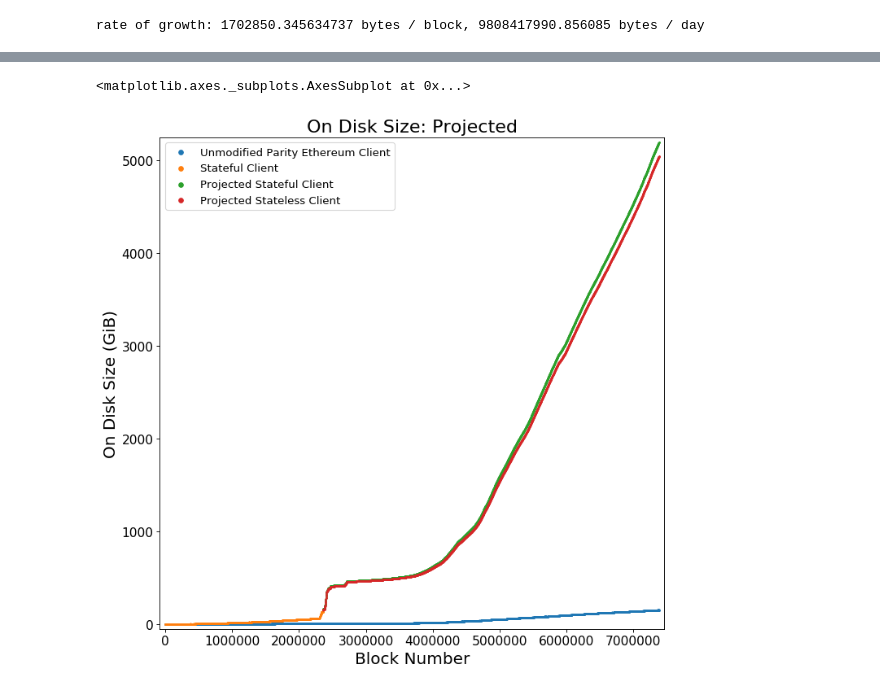
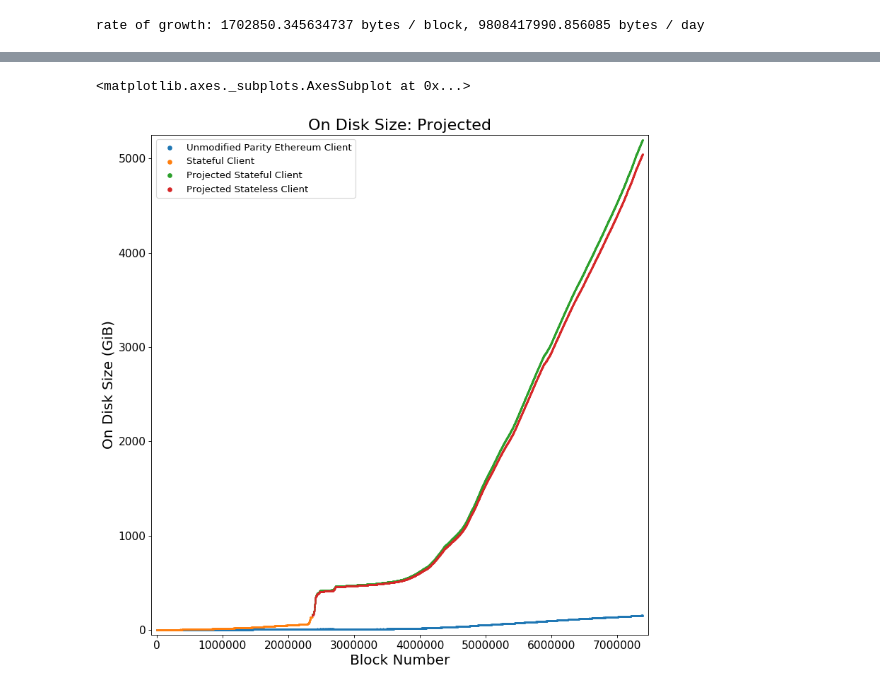
Before and after one commit to souvik1997/thesis, a Jupyter notebook: figures/results/graphs/background/Plots.ipynb, the cells around one changed output, grey strips where cells are left out. Saved outputs shown, nothing was run; the diff lists cells and outputs as text; code cells hidden in the pictures.

```diff
--- a/figures/results/graphs/background/Plots.ipynb
+++ b/figures/results/graphs/background/Plots.ipynb
@@ -6,6 +6,9 @@ import matplotlib.pyplot as plt
 import matplotlib.ticker as ticker
 import numpy as np
 import random
+
+from matplotlib import rcParams
+rcParams.update({'figure.autolayout': True})
 # %%
 # If RELEASE_MODE is True, then:
 #  - plot all data
@@ -114,0 +155,7 @@ max size: (2283432, 7742879.936808847)
+# %%
+witness_block_size_ppt_fig = plt.figure(figsize=(10, 10), dpi=80)
+ax = witness_block_size_ppt_fig.add_subplot(1,1,1)
+plot_sizes([(w[0], 100 * w[1] / block_sizes[i][1]) for (i, w) in enumerate(witness_sizes)],
+           ax, "Witness Overhead As Percentage", "% Size Increase", presentation_font_sizes, rolling=2000)
+ax.set_ylim(0, 17000)
+ax
@@ -155,27 +206,20 @@ print("rate of growth: {} bytes / block, {} bytes / day".format(rate, rate * (86
 # %% [output]
 rate of growth: 1702850.345634737 bytes / block, 9808417990.856085 bytes / day
 # %%
-def plot_multiple_sizes(dataList, ax, title, ylabel, *, rolling=1):
+def plot_multiple_sizes(dataList, ax, title, ylabel, fontsizes, *, rolling=1):
     ax.margins(0.01)
     scatters = []
     for data in dataList:
         scatter = ax.scatter([x[0] for x in data[1]], np.convolve([x[1] for x in data[1]], np.ones((rolling,))/rolling, mode='same'),
-                       s=1, rasterized=True)
+                       s=fontsizes["scatter_size"], rasterized=True)
         scatters.append((data[0], scatter))
-    ax.get_xaxis().set_major_formatter(ticker.FuncFormatter(lambda x, p: str(int(x))))
-    ax.tick_params(labelsize=14)
-    ax.set_title(title, fontsize=20)
-    ax.set_ylabel(ylabel, fontsize=18)
-    ax.set_xlabel("Block Number", fontsize=18)
-    ax.legend([s[1] for s in scatters], [s[0] for s in scatters], fontsize=12, markerscale=5)
+    ax.get_xaxis().set_major_formatter(ticker.FuncFormatter(fontsizes["block_num_formatter"]))
+    ax.tick_params(labelsize=fontsizes["tick"])
+    ax.set_title(title, fontsize=fontsizes["title"])
+    ax.set_ylabel(ylabel, fontsize=fontsizes["ylabel"])
+    ax.set_xlabel("Block Number", fontsize=fontsizes["xlabel"])
+    ax.legend([s[1] for s in scatters], [s[0] for s in scatters], fontsize=fontsizes["legend"], markerscale=5)
 
 
     return ax
-
-on_disk_size_fig = plt.figure(figsize=(10, 10), dpi=80)
-ax = on_disk_size_fig.add_subplot(1,1,1)
-
-diff_disk_size = [(stateless_on_disk_size[i][0], stateless_on_disk_size[i][1] - on_disk_size[i][1]) for (i, _) in enumerate(stateless_on_disk_size)]
-plot_multiple_sizes([["Unmodified Parity Ethereum Client", [(x[0], x[1] / (1024 * 1024 * 1024)) for x in on_disk_size]],
-                    ["Stateful Client", [(x[0], x[1] / (1024 * 1024 * 1024)) for x in stateless_on_disk_size]]], ax, "On Disk Size", "On Disk Size (GiB)", rolling=1)
 # ax.get_yaxis().set_major_locator(ticker.MultipleLocator(2))
@@ -185,11 +250,12 @@ plot_multiple_sizes([["Unmodified Parity Ethereum Client", [(x[0], x[1] / (1024
 # %%
 projected_on_disk_size_fig = plt.figure(figsize=(10, 10), dpi=80)
 ax = projected_on_disk_size_fig.add_subplot(1,1,1)
 
 plot_multiple_sizes([["Unmodified Parity Ethereum Client", [(x[0], x[1] / (1024 * 1024 * 1024)) for x in on_disk_size]],
-                    ["Stateful Client", [(x[0], x[1] / (1024 * 1024 * 1024)) for x in stateless_on_disk_size]],
-                    ["Projected Stateful Client", [(x[0], x[1] / (1024 * 1024 * 1024)) for x in projected_stateful_disk_usage]],
-                    ["Projected Stateless Client", [(x[0], x[1] / (1024 * 1024 * 1024)) for x in projected_stateless_disk_usage]]], ax, "On Disk Size: Projected", "On Disk Size (GiB)", rolling=1)
+                     ["Stateful Client", [(x[0], x[1] / (1024 * 1024 * 1024)) for x in stateless_on_disk_size]],
+                     ["Projected Stateful Client", [(x[0], x[1] / (1024 * 1024 * 1024)) for x in projected_stateful_disk_usage]],
+                     ["Projected Stateless Client", [(x[0], x[1] / (1024 * 1024 * 1024)) for x in projected_stateless_disk_usage]]],
+                    ax, "On Disk Size: Projected", "On Disk Size (GiB)", paper_font_sizes, rolling=1)
 # %% [output]
 <matplotlib.axes._subplots.AxesSubplot at 0x...>
-[figure, old version]
+[figure, new version]
```
Also changed, not shown: parts of 28 cells of this notebook, 18 other files.
